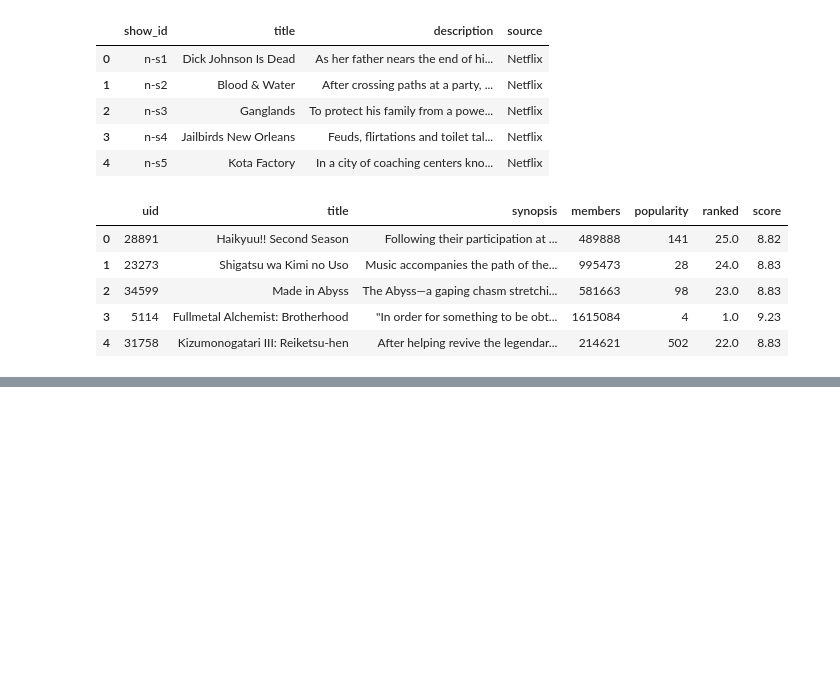
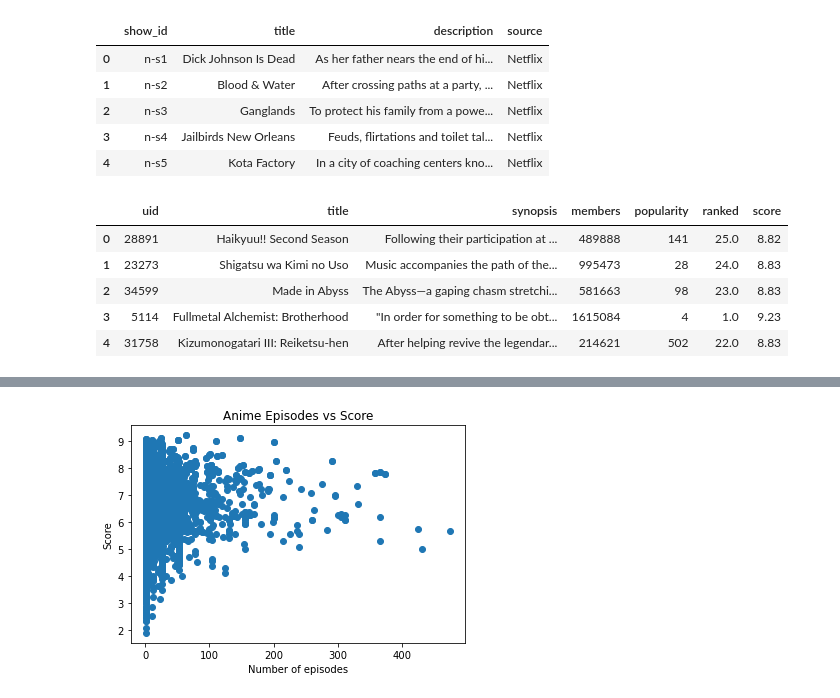
Before and after one commit to dseg27/Animeniacs, a Jupyter notebook: databases.ipynb, the cells around one changed output, grey strips where cells are left out. Cells and saved outputs as stored; diff of their text form; code cells hidden in the pictures; blank space fills up the shorter version.

```diff
--- a/databases.ipynb
+++ b/databases.ipynb
@@ -176,0 +287,14 @@ anime_df.head()
+# %%
+anime_test_df = anime_df[anime_df['episodes'] <500]
+
+x= anime_test_df['episodes']
+y= anime_test_df['score']
+
+plt.scatter(x,y)
+plt.xlabel('Number of episodes')
+plt.ylabel('Score')
+plt.title('Anime Episodes vs Score')
+
+plt.show()
+# %% [output]
+[figure, added]
```
Also changed, not shown: parts of 23 cells of this notebook, 5 other files.
